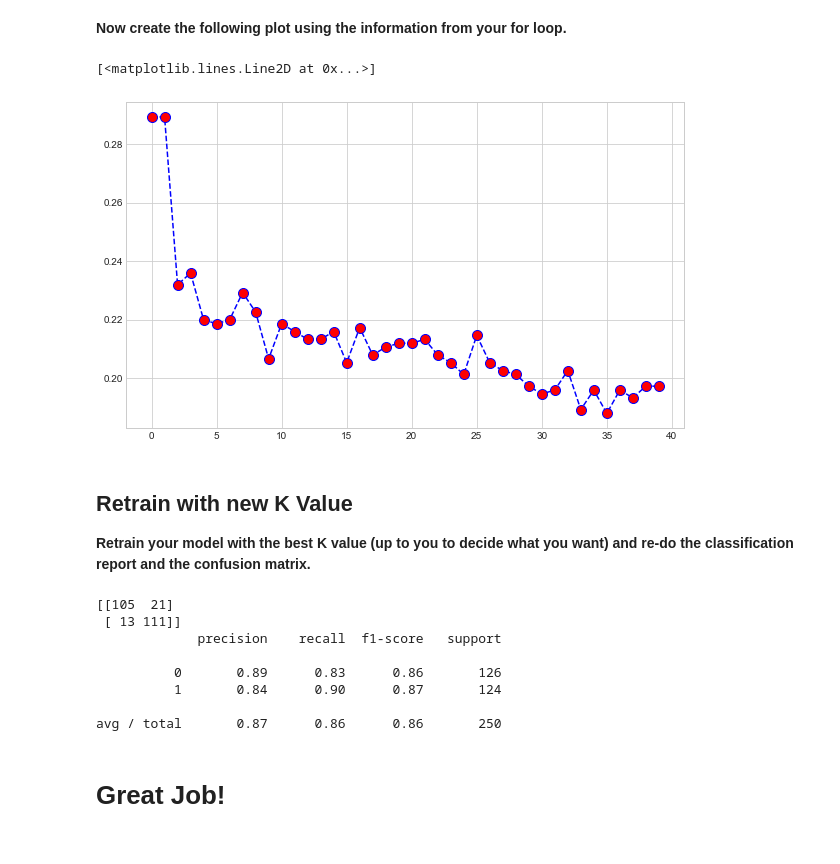
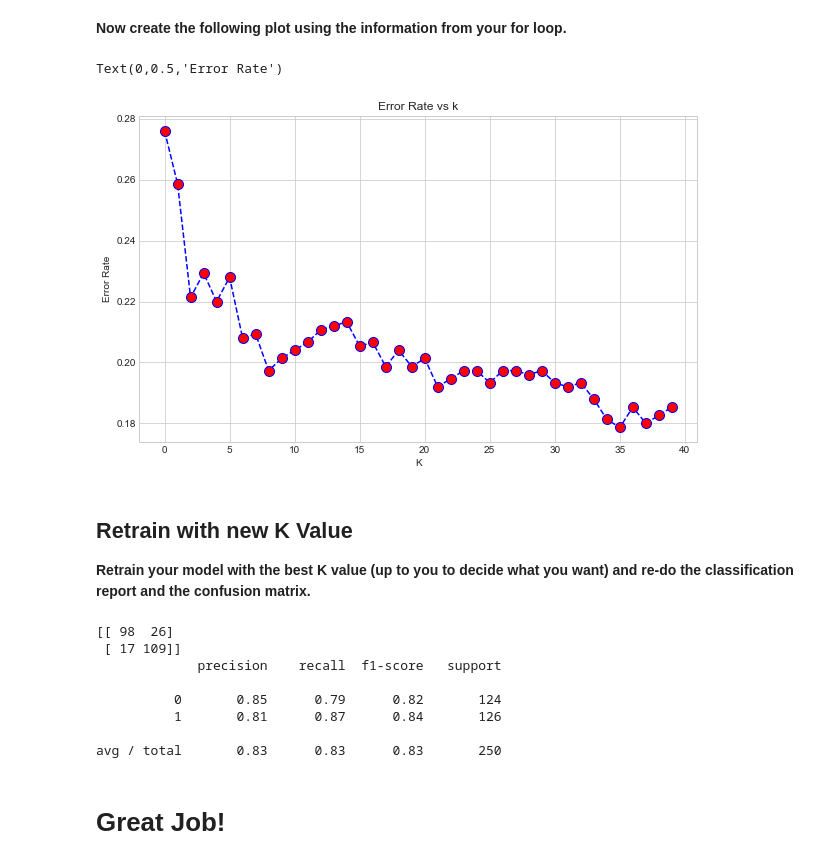
Before and after one commit to WangXin93/Python-Data-Science-and-Machine-Learning-Bootcamp, a Jupyter notebook: Machine Learning Sections/K-Nearest-Neighbors/K Nearest Neighbors Project.ipynb, the cells around one changed output. Drawn from its saved outputs; the diff is of its cells as text; code cells hidden in the pictures.

```diff
--- a/Machine Learning Sections/K-Nearest-Neighbors/K Nearest Neighbors Project.ipynb
+++ b/Machine Learning Sections/K-Nearest-Neighbors/K Nearest Neighbors Project.ipynb
@@ -109,7 +109,9 @@ df_norm.head()
 # %%
 from sklearn.model_selection import train_test_split
 # %%
-X_train, X_test, y_train, y_test = train_test_split(df_norm, df['TARGET CLASS'])
+X_train, X_test, y_train, y_test = train_test_split(df_norm,
+                                                    df['TARGET CLASS'],
+                                                    random_state=101)
 # %% [markdown]
 # Using KNN
 
@@ -178,28 +180,31 @@ for k in range(1, 41):
 # %%
 plt.figure(figsize=(10, 6))
 plt.plot(error_rate, color='blue', linestyle='--', marker='o',
          markerfacecolor='red', markersize=10)
+plt.title('Error Rate vs k')
+plt.xlabel('K')
+plt.ylabel('Error Rate')
 # %% [output]
-[<matplotlib.lines.Line2D at 0x...>]
+Text(0,0.5,'Error Rate')
-[figure, old version]
+[figure, new version]
 # %% [markdown]
 ## Retrain with new K Value
 
 **Retrain your model with the best K value (up to you to decide what you want) and re-do the classification report and the confusion matrix.**
 # %%
-knn = KNeighborsClassifier(n_neighbors=33)
+knn = KNeighborsClassifier(n_neighbors=35)
 knn.fit(X_train, y_train)
 pred = knn.predict(X_test)
 print(confusion_matrix(y_test, pred))
 print(classification_report(y_test, pred))
 # %% [output]
-[[105  21]
- [ 13 111]]
+[[ 98  26]
+ [ 17 109]]
              precision    recall  f1-score   support
 
-          0       0.89      0.83      0.86       126
-          1       0.84      0.90      0.87       124
+          0       0.85      0.79      0.82       124
+          1       0.81      0.87      0.84       126
 
-avg / total       0.87      0.86      0.86       250
+avg / total       0.83      0.83      0.83       250
 # %% [markdown]
 # Great Job!
```
Also changed, not shown: parts of 2 cells of this notebook, 3 other files.
